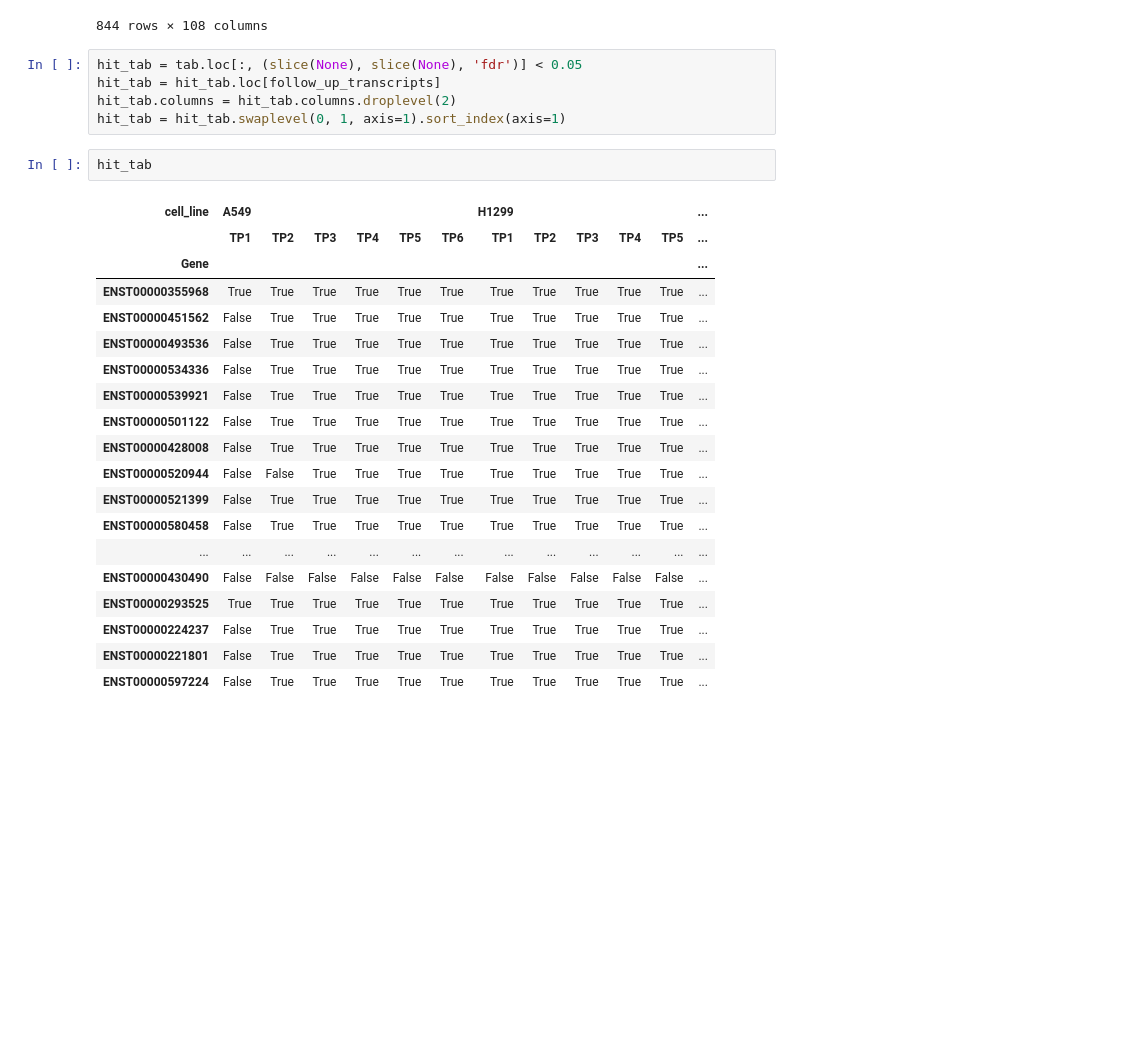
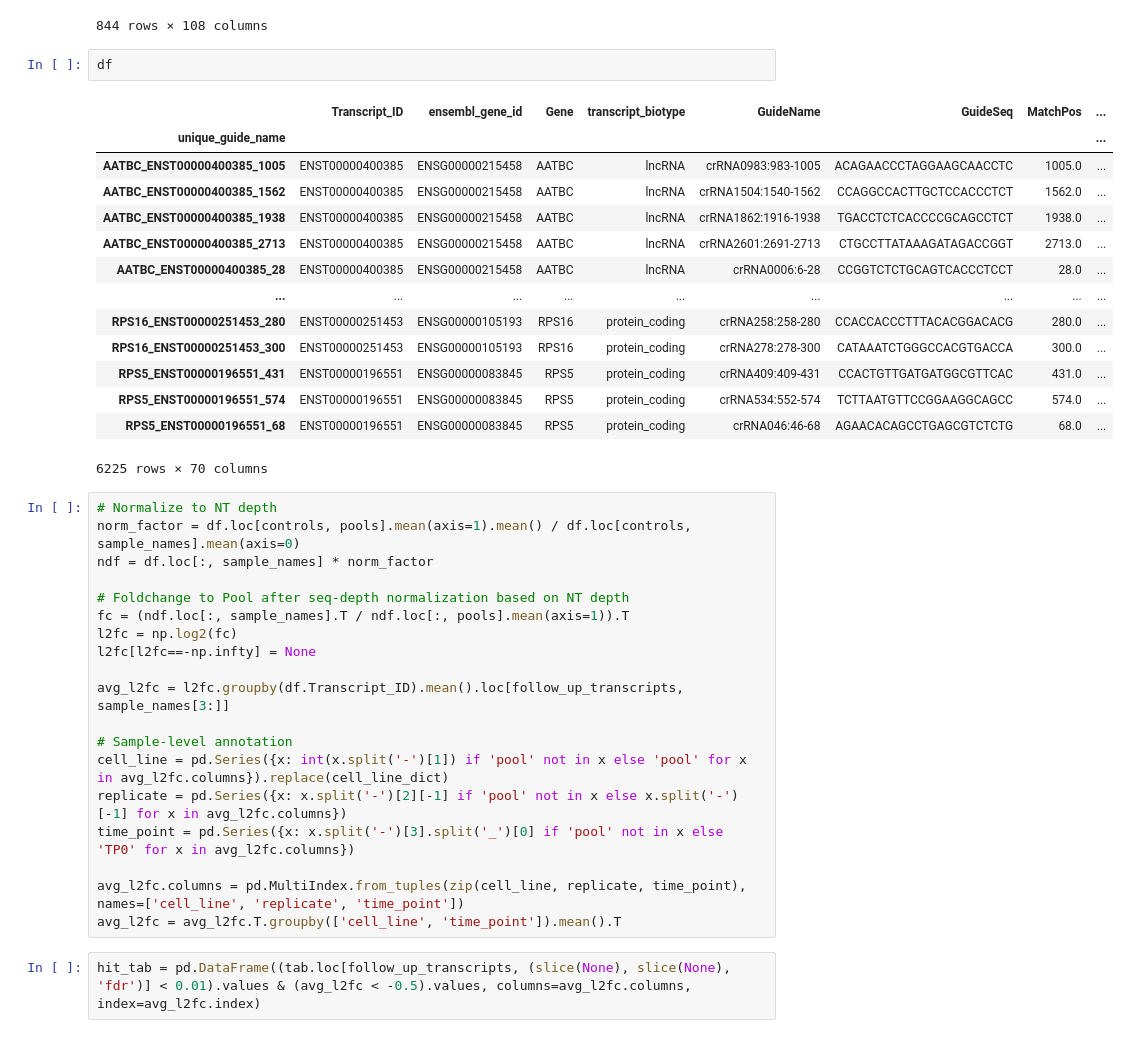
Before and after one commit to stefanpeidli/SYM101, a Jupyter notebook: notebooks/pooled_screen_1_mageck_advanced.ipynb, the cells around one changed output. Drawn from its saved outputs; the diff is of its cells as text; blank space fills up the shorter version.

```diff
--- a/notebooks/pooled_screen_1_mageck_advanced.ipynb
+++ b/notebooks/pooled_screen_1_mageck_advanced.ipynb
@@ -398,31 +404,42 @@ tab
 | ENST00000321792 | 0.094825 | 2.0650 | 0.23411 | 0.482830 | 3.892200e-02 | 9.208700e-02 | 0.109600 | 2.3863 | 0.095339 | 0.23747 | ... |
 | ENST00000309352 | 0.223030 | 3.1242 | 0.01589 | 0.080645 | 1.782800e-03 | 1.086300e-02 | 0.147850 | 2.0711 | 0.034958 | 0.11786 | ... |
 844 rows × 108 columns
-# %%
-hit_tab = tab.loc[:, (slice(None), slice(None), 'fdr')] < 0.05
-hit_tab = hit_tab.loc[follow_up_transcripts]
-hit_tab.columns = hit_tab.columns.droplevel(2)
-hit_tab = hit_tab.swaplevel(0, 1, axis=1).sort_index(axis=1)
-# %%
-hit_tab
-# %% [output]
-| cell_line | A549 |  |  |  |  |  | H1299 |  |  |  |  | ... |
-|  | TP1 | TP2 | TP3 | TP4 | TP5 | TP6 | TP1 | TP2 | TP3 | TP4 | TP5 | ... |
-| Gene |  |  |  |  |  |  |  |  |  |  |  | ... |
-| ENST00000355968 | True | True | True | True | True | True | True | True | True | True | True | ... |
-| ENST00000451562 | False | True | True | True | True | True | True | True | True | True | True | ... |
-| ENST00000493536 | False | True | True | True | True | True | True | True | True | True | True | ... |
-| ENST00000534336 | False | True | True | True | True | True | True | True | True | True | True | ... |
-| ENST00000539921 | False | True | True | True | True | True | True | True | True | True | True | ... |
-| ENST00000501122 | False | True | True | True | True | True | True | True | True | True | True | ... |
-| ENST00000428008 | False | True | True | True | True | True | True | True | True | True | True | ... |
-| ENST00000520944 | False | False | True | True | True | True | True | True | True | True | True | ... |
-| ENST00000521399 | False | True | True | True | True | True | True | True | True | True | True | ... |
-| ENST00000580458 | False | True | True | True | True | True | True | True | True | True | True | ... |
-| ... | ... | ... | ... | ... | ... | ... | ... | ... | ... | ... | ... | ... |
-| ENST00000430490 | False | False | False | False | False | False | False | False | False | False | False | ... |
-| ENST00000293525 | True | True | True | True | True | True | True | True | True | True | True | ... |
-| ENST00000224237 | False | True | True | True | True | True | True | True | True | True | True | ... |
-| ENST00000221801 | False | True | True | True | True | True | True | True | True | True | True | ... |
-| ENST00000597224 | False | True | True | True | True | True | True | True | True | True | True | ... |
+# %%
+df
+# %% [output]
+|  | Transcript_ID | ensembl_gene_id | Gene | transcript_biotype | GuideName | GuideSeq | MatchPos | ... |
+| unique_guide_name |  |  |  |  |  |  |  | ... |
+| AATBC_ENST00000400385_1005 | ENST00000400385 | ENSG00000215458 | AATBC | lncRNA | crRNA0983:983-1005 | ACAGAACCCTAGGAAGCAACCTC | 1005.0 | ... |
+| AATBC_ENST00000400385_1562 | ENST00000400385 | ENSG00000215458 | AATBC | lncRNA | crRNA1504:1540-1562 | CCAGGCCACTTGCTCCACCCTCT | 1562.0 | ... |
+| AATBC_ENST00000400385_1938 | ENST00000400385 | ENSG00000215458 | AATBC | lncRNA | crRNA1862:1916-1938 | TGACCTCTCACCCCGCAGCCTCT | 1938.0 | ... |
+| AATBC_ENST00000400385_2713 | ENST00000400385 | ENSG00000215458 | AATBC | lncRNA | crRNA2601:2691-2713 | CTGCCTTATAAAGATAGACCGGT | 2713.0 | ... |
+| AATBC_ENST00000400385_28 | ENST00000400385 | ENSG00000215458 | AATBC | lncRNA | crRNA0006:6-28 | CCGGTCTCTGCAGTCACCCTCCT | 28.0 | ... |
+| ... | ... | ... | ... | ... | ... | ... | ... | ... |
+| RPS16_ENST00000251453_280 | ENST00000251453 | ENSG00000105193 | RPS16 | protein_coding | crRNA258:258-280 | CCACCACCCTTTACACGGACACG | 280.0 | ... |
+| RPS16_ENST00000251453_300 | ENST00000251453 | ENSG00000105193 | RPS16 | protein_coding | crRNA278:278-300 | CATAAATCTGGGCCACGTGACCA | 300.0 | ... |
+| RPS5_ENST00000196551_431 | ENST00000196551 | ENSG00000083845 | RPS5 | protein_coding | crRNA409:409-431 | CCACTGTTGATGATGGCGTTCAC | 431.0 | ... |
+| RPS5_ENST00000196551_574 | ENST00000196551 | ENSG00000083845 | RPS5 | protein_coding | crRNA534:552-574 | TCTTAATGTTCCGGAAGGCAGCC | 574.0 | ... |
+| RPS5_ENST00000196551_68 | ENST00000196551 | ENSG00000083845 | RPS5 | protein_coding | crRNA046:46-68 | AGAACACAGCCTGAGCGTCTCTG | 68.0 | ... |
+6225 rows × 70 columns
+# %%
+# Normalize to NT depth
+norm_factor = df.loc[controls, pools].mean(axis=1).mean() / df.loc[controls, sample_names].mean(axis=0)
+ndf = df.loc[:, sample_names] * norm_factor
+
+# Foldchange to Pool after seq-depth normalization based on NT depth
+fc = (ndf.loc[:, sample_names].T / ndf.loc[:, pools].mean(axis=1)).T
+l2fc = np.log2(fc)
+l2fc[l2fc==-np.infty] = None
+
+avg_l2fc = l2fc.groupby(df.Transcript_ID).mean().loc[follow_up_transcripts, sample_names[3:]]
+
+# Sample-level annotation
+cell_line = pd.Series({x: int(x.split('-')[1]) if 'pool' not in x else 'pool' for x in avg_l2fc.columns}).replace(cell_line_dict)
+replicate = pd.Series({x: x.split('-')[2][-1] if 'pool' not in x else x.split('-')[-1] for x in avg_l2fc.columns})
+time_point = pd.Series({x: x.split('-')[3].split('_')[0] if 'pool' not in x else 'TP0' for x in avg_l2fc.columns})
+
+avg_l2fc.columns = pd.MultiIndex.from_tuples(zip(cell_line, replicate, time_point), names=['cell_line', 'replicate', 'time_point'])
+avg_l2fc = avg_l2fc.T.groupby(['cell_line', 'time_point']).mean().T
+# %%
+hit_tab = pd.DataFrame((tab.loc[follow_up_transcripts, (slice(None), slice(None), 'fdr')] < 0.01).values & (avg_l2fc < -0.5).values, columns=avg_l2fc.columns, index=avg_l2fc.index)
 # %%
```
Also changed, not shown: parts of 4 cells of this notebook, 1 other file.
